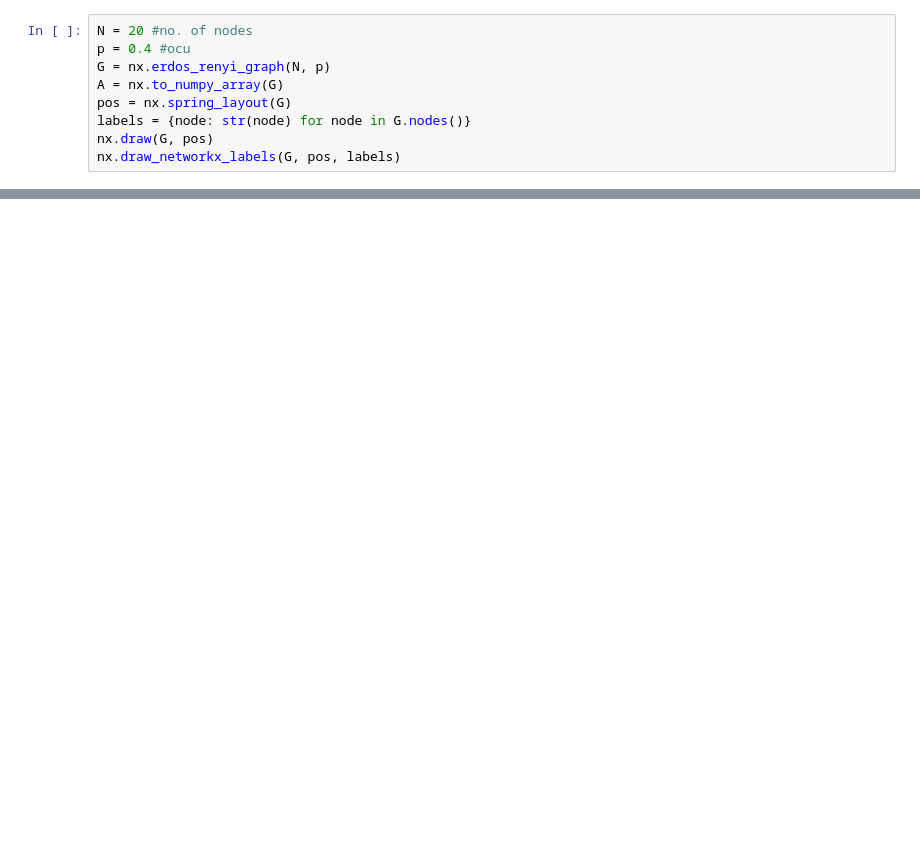
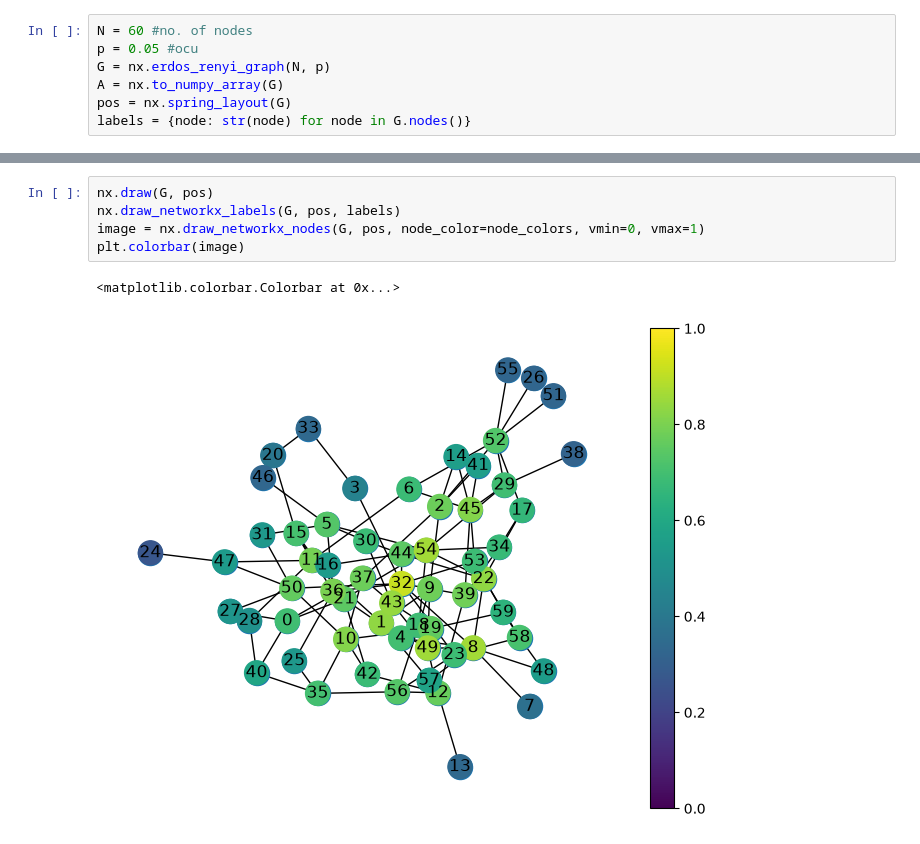
Before and after one commit to ryanotieno/belief-propagation-error, a Jupyter notebook: notebooks/percolation.ipynb, the cells around one changed output, grey strips where cells are left out. Cells and saved outputs as stored; diff of their text form; blank space fills up the shorter version.

Commit message:
giant cluster graph albeit devious runtime to produce

```diff
--- a/notebooks/percolation.ipynb
+++ b/notebooks/percolation.ipynb
@@ -5,9 +6,7 @@ import jax.numpy as jnp
 # %%
-N = 20 #no. of nodes
-p = 0.4 #ocu
+N = 60 #no. of nodes
+p = 0.05 #ocu
 G = nx.erdos_renyi_graph(N, p)
 A = nx.to_numpy_array(G)
 pos = nx.spring_layout(G)
 labels = {node: str(node) for node in G.nodes()}
-nx.draw(G, pos)
-nx.draw_networkx_labels(G, pos, labels)
@@ -70,0 +57,8 @@ KeyError: 0
+# %%
+nx.draw(G, pos)
+nx.draw_networkx_labels(G, pos, labels)
+image = nx.draw_networkx_nodes(G, pos, node_color=node_colors, vmin=0, vmax=1)
+plt.colorbar(image)
+# %% [output]
+<matplotlib.colorbar.Colorbar at 0x...>
+[figure, added]
```
Also changed, not shown: parts of 5 cells of this notebook, 1 other file.
